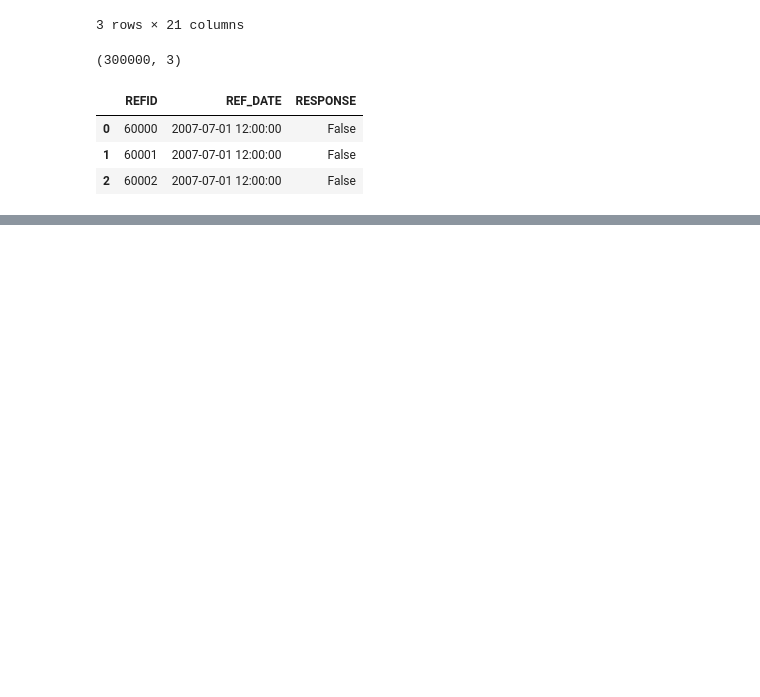
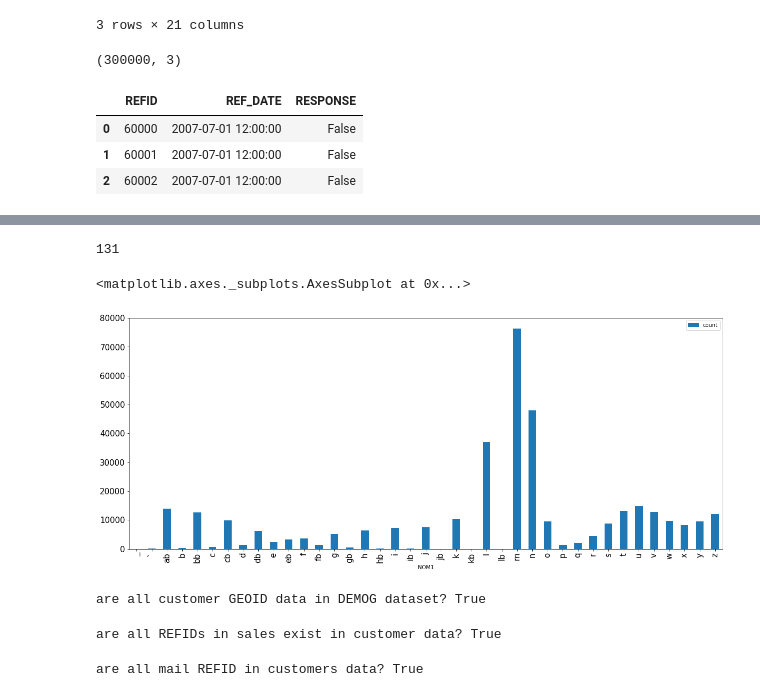
Before and after one commit to momori790/Springboard_AIC, a Jupyter notebook: capstone/notebooks/1.0-mo-initial-analysis.ipynb, the cells around one changed output, grey strips where cells are left out. Saved outputs shown, nothing was run; the diff lists cells and outputs as text; code cells hidden in the pictures; blank space fills up the shorter version.

```diff
--- a/capstone/notebooks/1.0-mo-initial-analysis.ipynb
+++ b/capstone/notebooks/1.0-mo-initial-analysis.ipynb
@@ -122,0 +109,5 @@ Index(['id', 'html', 'political', 'not_political', 'title', 'message',
+# %%
+# How many nans are in NOM1?
+sum(df_cust.NOM1.isnull())
+# %% [output]
+131
@@ -122,0 +117,21 @@ Index(['id', 'html', 'political', 'not_political', 'title', 'message',
+# %%
+fig, ax = plt.subplots(figsize=(20,8))
+df_cust.groupby('NOM1').size().to_frame('count').plot(kind='bar', ax=ax, fontsize=15)
+# %% [output]
+<matplotlib.axes._subplots.AxesSubplot at 0x...>
+[figure, added]
+# %%
+# do all GEOID in customers data exist in the demographic data?
+print('are all customer GEOID data in DEMOG dataset? {}'.format(all(df_cust.GEOID.isin(df_demog.GEOID.values))))
+# %% [output]
+are all customer GEOID data in DEMOG dataset? True
+# %%
+# do all REFIDs in sales data exist as the ID in customers data?
+print('are all REFIDs in sales exist in customer data? {}'.format(all(df_sales.REFID.isin(df_cust.ID.values))))
+# %% [output]
+are all REFIDs in sales exist in customer data? True
+# %%
+# do all REFID in mail data exist as ID in the customers' data?
+print('are all mail REFID in customers data? {}'.format(all(pd.concat([df_mail_train.REFID, df_mail_test.REFID]).isin(df_cust.ID))))
+# %% [output]
+are all mail REFID in customers data? True
```
Also changed, not shown: parts of 49 cells of this notebook, 4 other files.
